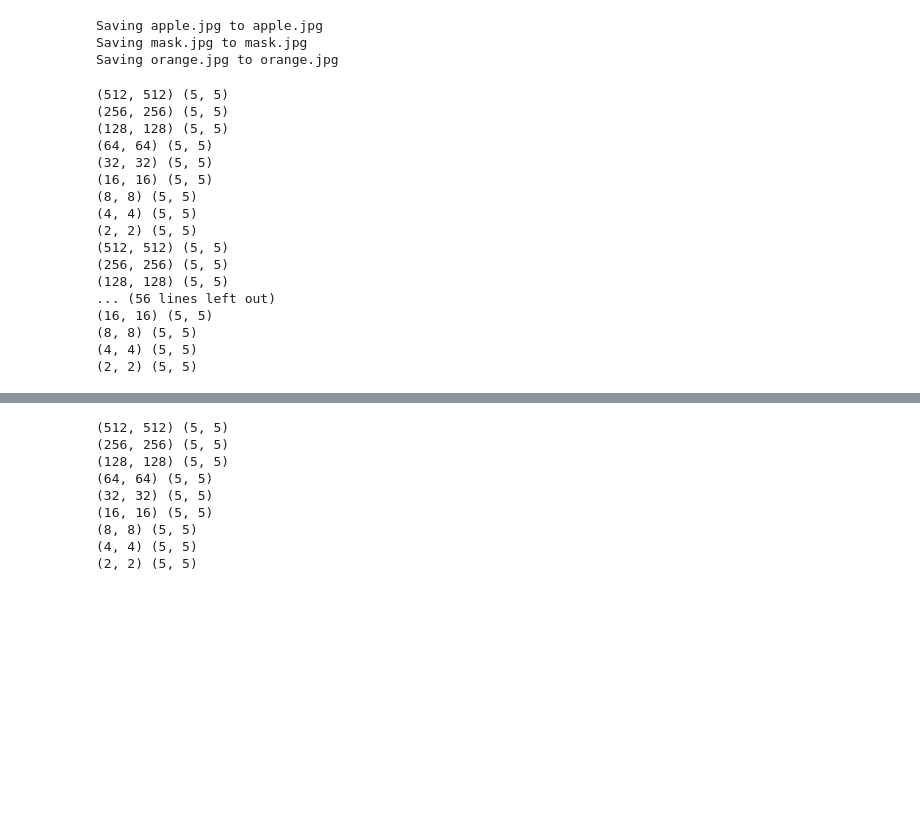
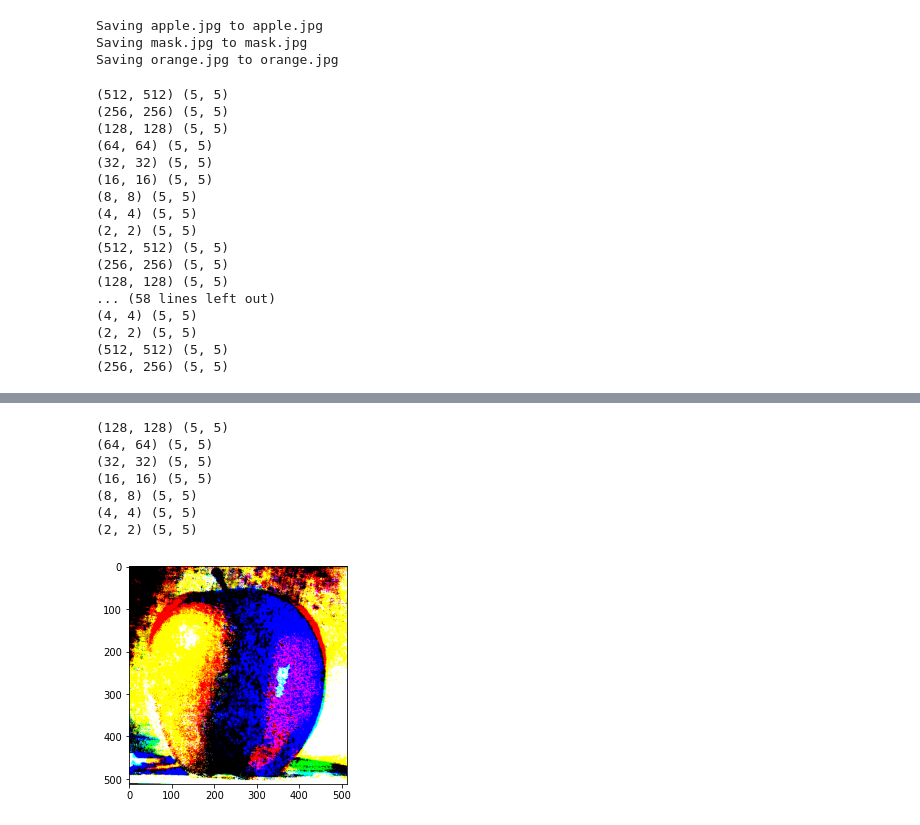
Before and after one commit to twyunting/CSC-676_Computer-Vision, a Jupyter notebook: Homeworks/hw3/homework3/code/pyramidBlending.ipynb, the cells around one changed output, grey strips where cells are left out. Drawn from its saved outputs; the diff is of its cells as text; code cells hidden in the pictures; blank space fills up the shorter version.

```diff
--- a/Homeworks/hw3/homework3/code/pyramidBlending.ipynb
+++ b/Homeworks/hw3/homework3/code/pyramidBlending.ipynb
@@ -38,7 +38,7 @@ def interpolate(image):
 
 def decimate(image):
   """
-  Decimates at image with downsampling rate r=2.
+  Decimates an image with downsampling rate r=2.
   """
   # Blur
   #image_blur = sig.convolve2d(image, kernel, 'same')
@@ -87,7 +87,8 @@ def pyramidBlending(A, B, mask):
   # Collapse the LS pyramid to get the final blended image
   blend = []
   for i in range(len(LA)):
-    LS = Gmask[i]/255*LA[i] + (1-Gmask[i]/255)*LB[i]
+    LS = np.max(Gmask[i])*LA[i] + (1-np.max(Gmask[i]))*LB[i]
+    # LS = Gmask[i]/255*LA[i] + (1-Gmask[i]/255)*LB[i]
     blend.append(LS)
   return blend
 
@@ -113,6 +114,7 @@ def colorBlending(img1, img2, mask):
   G = reconstruct(pyramidBlending(img1G, img2G, mask))
   B = reconstruct(pyramidBlending(img1B, img2B, mask))
   output = cv2.merge((R, G, B))
+  plt.imshow(output)
   imageio.imsave("appnge.png", output)
 
 apple = imageio.imread('apple.jpg')
@@ -132,8 +134,8 @@ colorBlending(apple, orange, mask)
 (512, 512) (5, 5)
 (256, 256) (5, 5)
 (128, 128) (5, 5)
-... (56 lines left out)
-(16, 16) (5, 5)
-(8, 8) (5, 5)
+... (58 lines left out)
 (4, 4) (5, 5)
 (2, 2) (5, 5)
+(512, 512) (5, 5)
+(256, 256) (5, 5)
@@ -141,9 +144,8 @@ WARNING:root:Lossy conversion from float64 to uint8. Range [-1.081248777497187,
-(512, 512) (5, 5)
-(256, 256) (5, 5)
 (128, 128) (5, 5)
 (64, 64) (5, 5)
 (32, 32) (5, 5)
 (16, 16) (5, 5)
 (8, 8) (5, 5)
 (4, 4) (5, 5)
 (2, 2) (5, 5)
+[figure, added]
```
Also changed, not shown: parts of 1 cell of this notebook, 2 other files.
